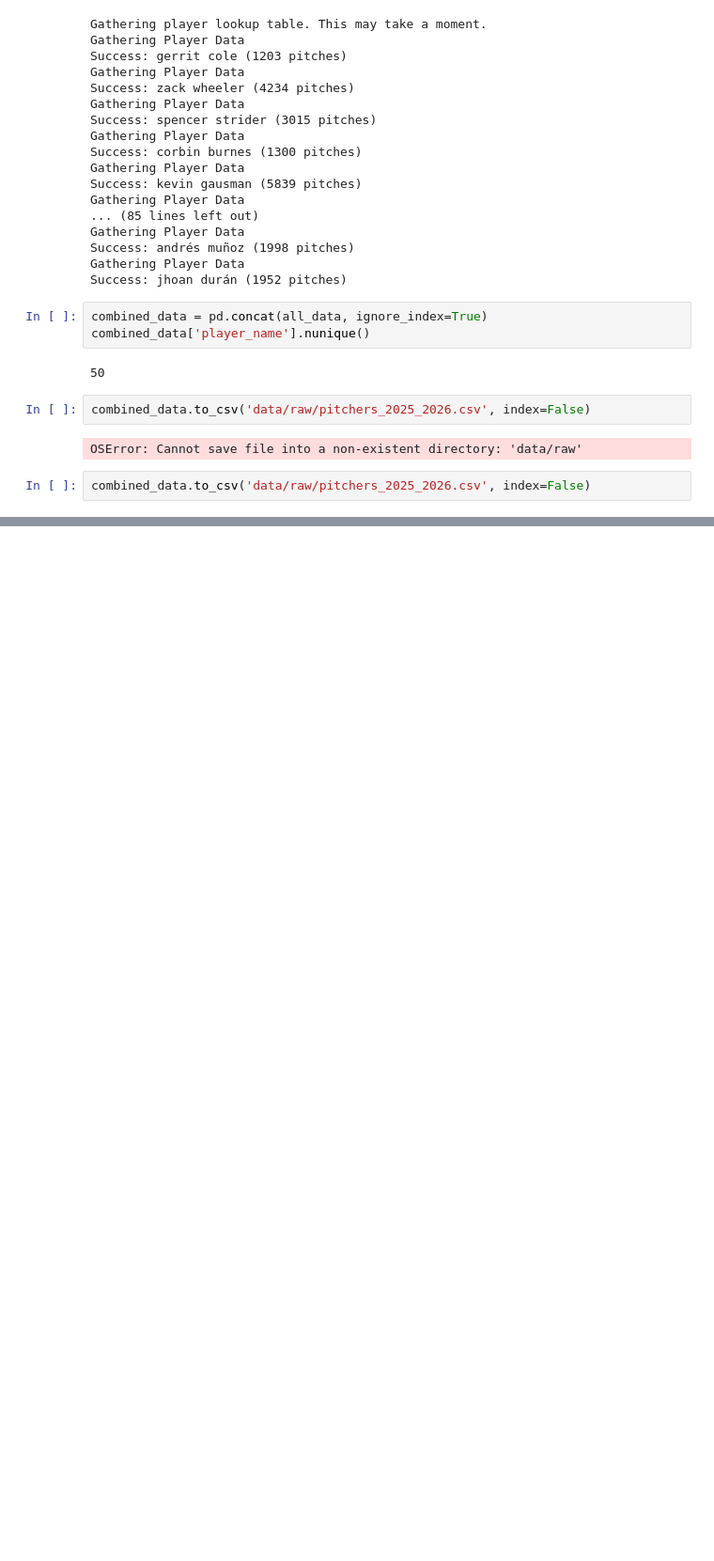
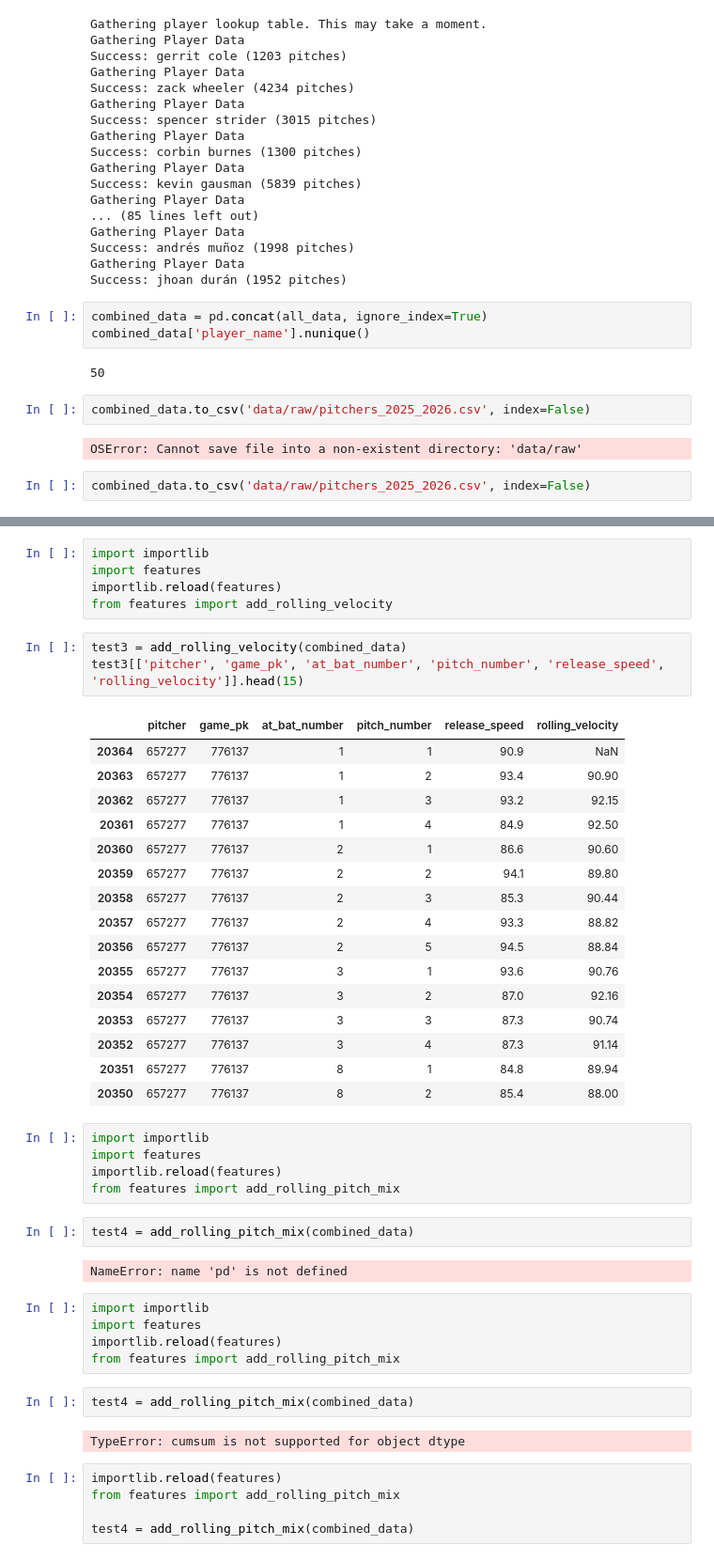
Before and after one commit to aaravmehta111/baseball-pitch-predictor, a Jupyter notebook: 01_data_exploration.ipynb, the cells around one changed output, grey strips where cells are left out. Shown at 94% size. Drawn from its saved outputs; the diff is of its cells as text; blank space fills up the shorter version.

```diff
--- a/01_data_exploration.ipynb
+++ b/01_data_exploration.ipynb
@@ -332,0 +502,48 @@ combined_data.to_csv('data/raw/pitchers_2025_2026.csv', index=False)
+# %%
+import importlib
+import features
+importlib.reload(features)
+from features import add_rolling_velocity
+# %%
+test3 = add_rolling_velocity(combined_data)
+test3[['pitcher', 'game_pk', 'at_bat_number', 'pitch_number', 'release_speed', 'rolling_velocity']].head(15)
+# %% [output]
+|  | pitcher | game_pk | at_bat_number | pitch_number | release_speed | rolling_velocity |
+| 20364 | 657277 | 776137 | 1 | 1 | 90.9 | NaN |
+| 20363 | 657277 | 776137 | 1 | 2 | 93.4 | 90.90 |
+| 20362 | 657277 | 776137 | 1 | 3 | 93.2 | 92.15 |
+| 20361 | 657277 | 776137 | 1 | 4 | 84.9 | 92.50 |
+| 20360 | 657277 | 776137 | 2 | 1 | 86.6 | 90.60 |
+| 20359 | 657277 | 776137 | 2 | 2 | 94.1 | 89.80 |
+| 20358 | 657277 | 776137 | 2 | 3 | 85.3 | 90.44 |
+| 20357 | 657277 | 776137 | 2 | 4 | 93.3 | 88.82 |
+| 20356 | 657277 | 776137 | 2 | 5 | 94.5 | 88.84 |
+| 20355 | 657277 | 776137 | 3 | 1 | 93.6 | 90.76 |
+| 20354 | 657277 | 776137 | 3 | 2 | 87.0 | 92.16 |
+| 20353 | 657277 | 776137 | 3 | 3 | 87.3 | 90.74 |
+| 20352 | 657277 | 776137 | 3 | 4 | 87.3 | 91.14 |
+| 20351 | 657277 | 776137 | 8 | 1 | 84.8 | 89.94 |
+| 20350 | 657277 | 776137 | 8 | 2 | 85.4 | 88.00 |
+# %%
+import importlib
+import features
+importlib.reload(features)
+from features import add_rolling_pitch_mix
+# %%
+test4 = add_rolling_pitch_mix(combined_data)
+# %% [output]
+NameError: name 'pd' is not defined
+# %%
+import importlib
+import features
+importlib.reload(features)
+from features import add_rolling_pitch_mix
+# %%
+test4 = add_rolling_pitch_mix(combined_data)
+# %% [output]
+TypeError: cumsum is not supported for object dtype
+# %%
+importlib.reload(features)
+from features import add_rolling_pitch_mix
+
+test4 = add_rolling_pitch_mix(combined_data)
```
Also changed, not shown: parts of 35 cells of this notebook, 1 other file.
